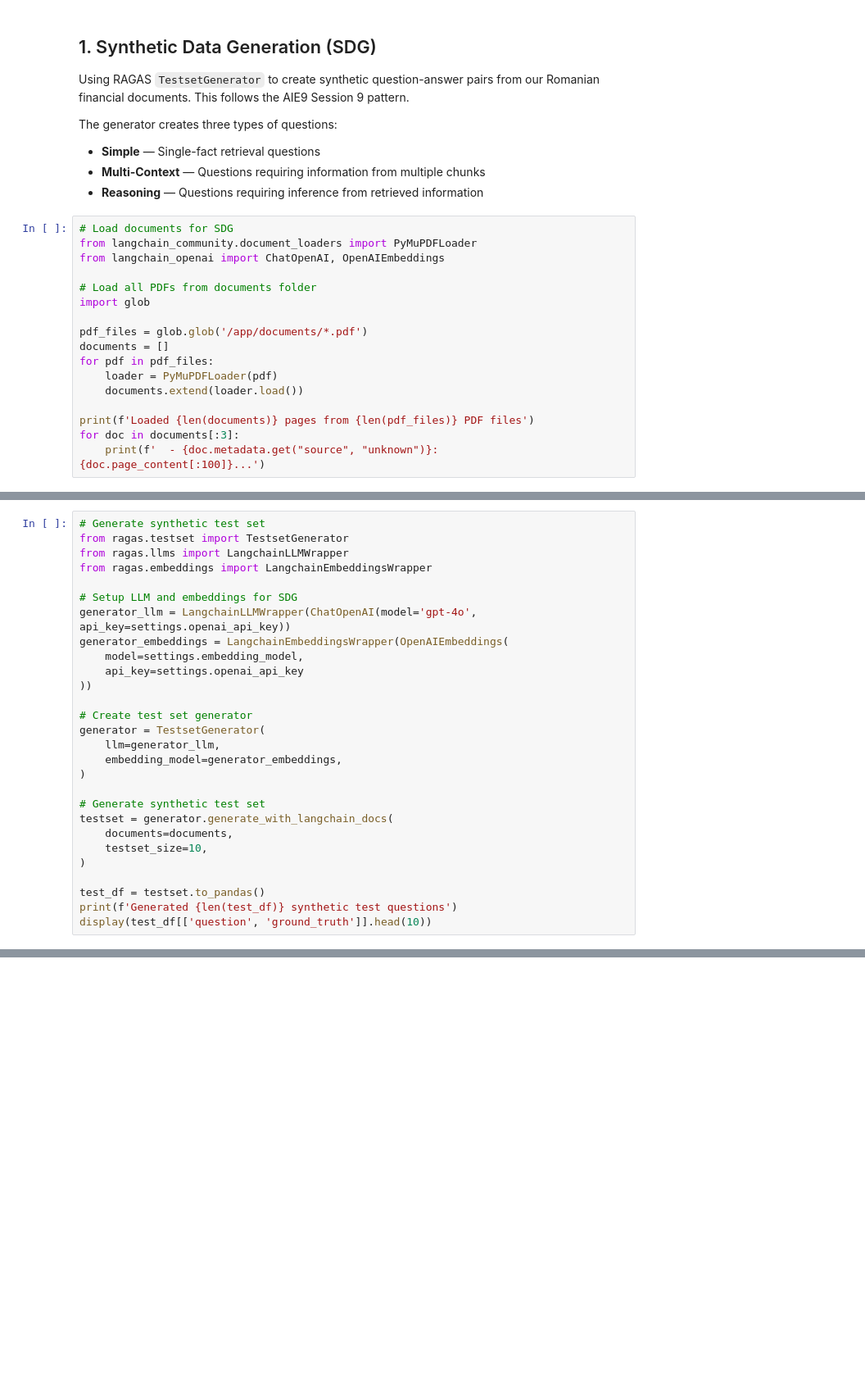
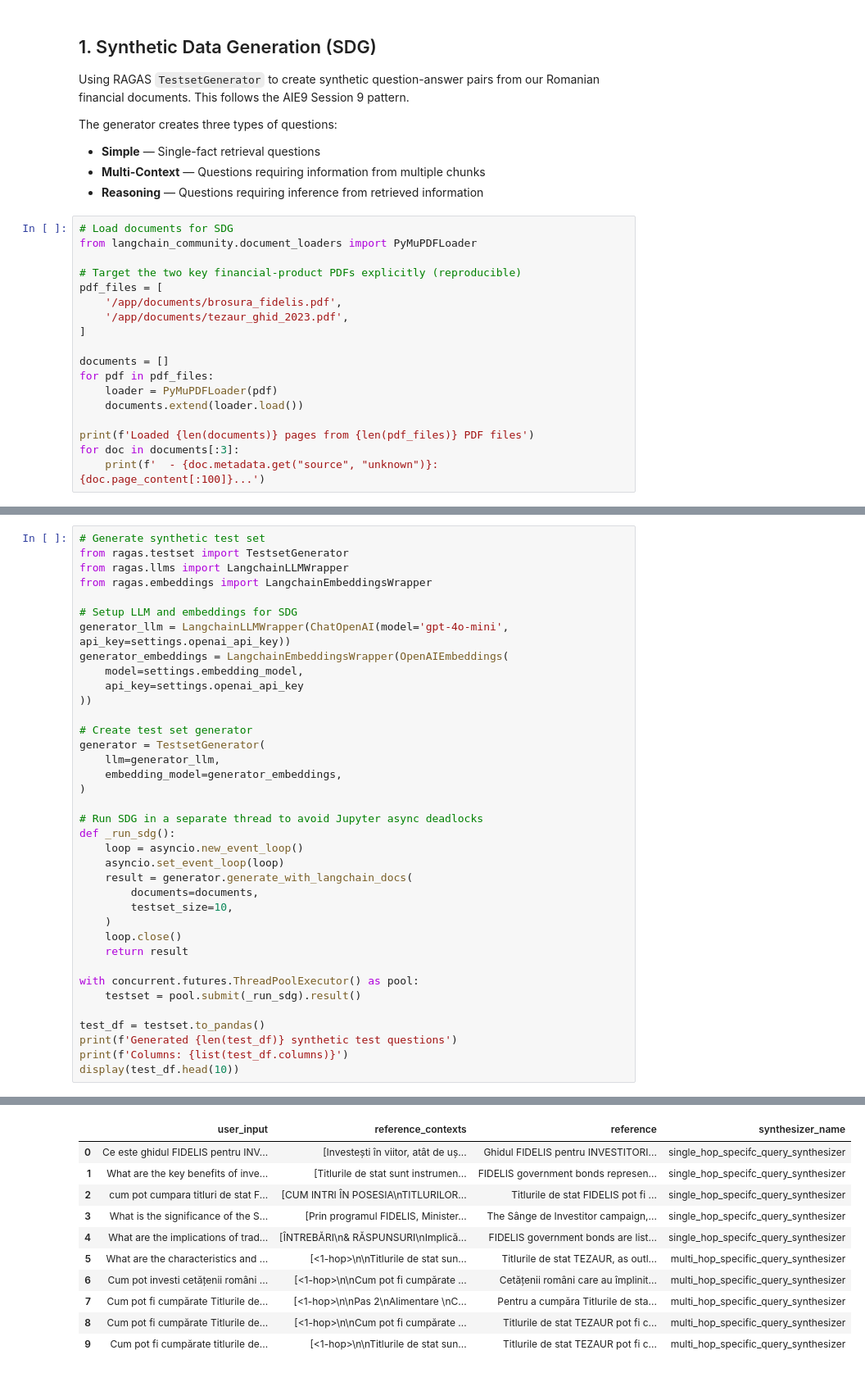
Before and after one commit to adrian-barcan/AIE9-Certification-Challenge, a Jupyter notebook: backend/evals/sdg_and_evaluation.ipynb, the cells around one changed output, grey strips where cells are left out. Shown at 82% size. Saved outputs shown, nothing was run; the diff lists cells and outputs as text; blank space fills up the shorter version.

```diff
--- a/backend/evals/sdg_and_evaluation.ipynb
+++ b/backend/evals/sdg_and_evaluation.ipynb
@@ -40,12 +50,13 @@ The generator creates three types of questions:
 # %%
 # Load documents for SDG
 from langchain_community.document_loaders import PyMuPDFLoader
-from langchain_openai import ChatOpenAI, OpenAIEmbeddings
 
-# Load all PDFs from documents folder
-import glob
+# Target the two key financial-product PDFs explicitly (reproducible)
+pdf_files = [
+    '/app/documents/brosura_fidelis.pdf',
+    '/app/documents/tezaur_ghid_2023.pdf',
+]
 
-pdf_files = glob.glob('/app/documents/*.pdf')
 documents = []
 for pdf in pdf_files:
     loader = PyMuPDFLoader(pdf)
@@ -61,7 +86,7 @@ from ragas.llms import LangchainLLMWrapper
 from ragas.embeddings import LangchainEmbeddingsWrapper
 
 # Setup LLM and embeddings for SDG
-generator_llm = LangchainLLMWrapper(ChatOpenAI(model='gpt-4o', api_key=settings.openai_api_key))
+generator_llm = LangchainLLMWrapper(ChatOpenAI(model='gpt-4o-mini', api_key=settings.openai_api_key))
 generator_embeddings = LangchainEmbeddingsWrapper(OpenAIEmbeddings(
     model=settings.embedding_model,
     api_key=settings.openai_api_key
@@ -73,12 +98,22 @@ generator = TestsetGenerator(
     embedding_model=generator_embeddings,
 )
 
-# Generate synthetic test set
-testset = generator.generate_with_langchain_docs(
-    documents=documents,
-    testset_size=10,
-)
+# Run SDG in a separate thread to avoid Jupyter async deadlocks
+def _run_sdg():
+    loop = asyncio.new_event_loop()
+    asyncio.set_event_loop(loop)
+    result = generator.generate_with_langchain_docs(
+        documents=documents,
+        testset_size=10,
+    )
+    loop.close()
+    return result
+
+with concurrent.futures.ThreadPoolExecutor() as pool:
+    testset = pool.submit(_run_sdg).result()
 
 test_df = testset.to_pandas()
 print(f'Generated {len(test_df)} synthetic test questions')
-display(test_df[['question', 'ground_truth']].head(10))
+print(f'Columns: {list(test_df.columns)}')
+display(test_df.head(10))
+# %% [output]
@@ -85,3 +126,14 @@ display(test_df[['question', 'ground_truth']].head(10))
+|  | user_input | reference_contexts | reference | synthesizer_name |
+| 0 | Ce este ghidul FIDELIS pentru INV... | [Investești în viitor, atât de uș... | Ghidul FIDELIS pentru INVESTITORI... | single_hop_specifc_query_synthesizer |
+| 1 | What are the key benefits of inve... | [Titlurile de stat sunt instrumen... | FIDELIS government bonds represen... | single_hop_specifc_query_synthesizer |
+| 2 | cum pot cumpara titluri de stat F... | [CUM INTRI ÎN POSESIA\nTITLURILOR... | Titlurile de stat FIDELIS pot fi ... | single_hop_specifc_query_synthesizer |
+| 3 | What is the significance of the S... | [Prin programul FIDELIS, Minister... | The Sânge de Investitor campaign,... | single_hop_specifc_query_synthesizer |
+| 4 | What are the implications of trad... | [ÎNTREBĂRI\n& RĂSPUNSURI\nImplică... | FIDELIS government bonds are list... | single_hop_specifc_query_synthesizer |
+| 5 | What are the characteristics and ... | [<1-hop>\n\nTitlurile de stat sun... | Titlurile de stat TEZAUR, as outl... | multi_hop_specific_query_synthesizer |
+| 6 | Cum pot investi cetățenii români ... | [<1-hop>\n\nCum pot fi cumpărate ... | Cetățenii români care au împlinit... | multi_hop_specific_query_synthesizer |
+| 7 | Cum pot fi cumpărate Titlurile de... | [<1-hop>\n\nPas 2\nAlimentare \nC... | Pentru a cumpăra Titlurile de sta... | multi_hop_specific_query_synthesizer |
+| 8 | Cum pot fi cumpărate Titlurile de... | [<1-hop>\n\nCum pot fi cumpărate ... | Titlurile de stat TEZAUR pot fi c... | multi_hop_specific_query_synthesizer |
+| 9 | Cum pot fi cumpărate titlurile de... | [<1-hop>\n\nTitlurile de stat sun... | Titlurile de stat TEZAUR pot fi c... | multi_hop_specific_query_synthesizer |
 # %%
 # If SDG fails (e.g., not enough documents), use manually curated test questions
 # This is a fallback that ensures the evaluation can always run
```
Also changed, not shown: parts of 19 cells of this notebook, 34 other files.
